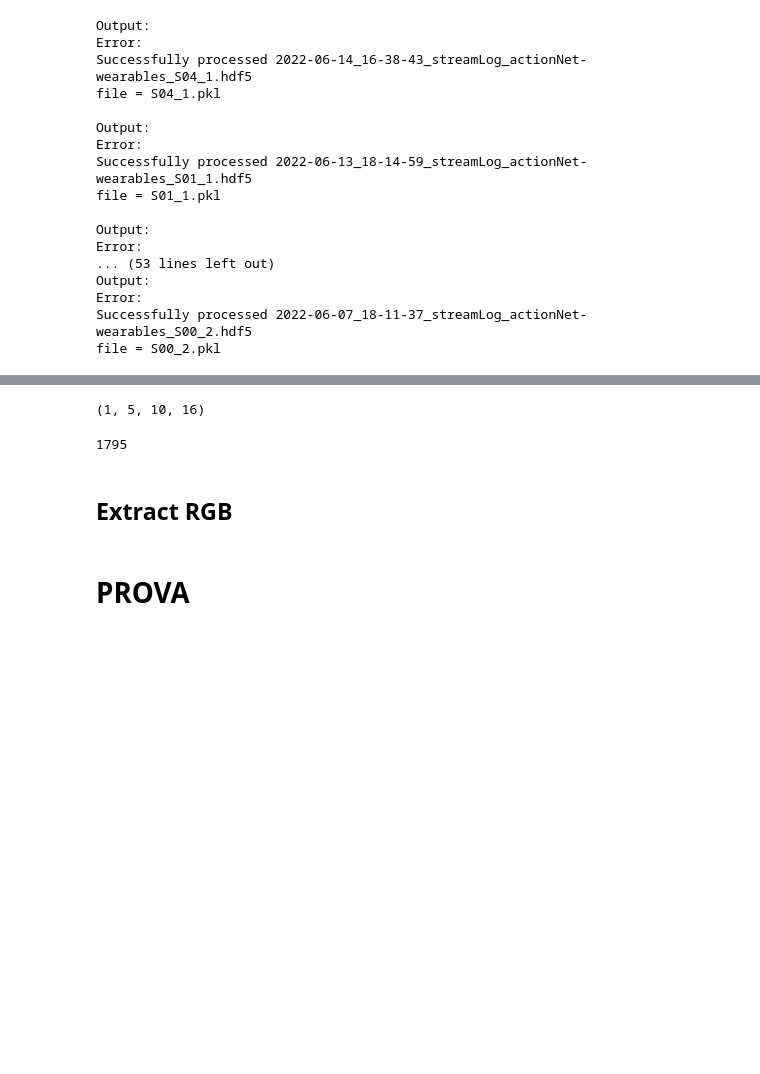
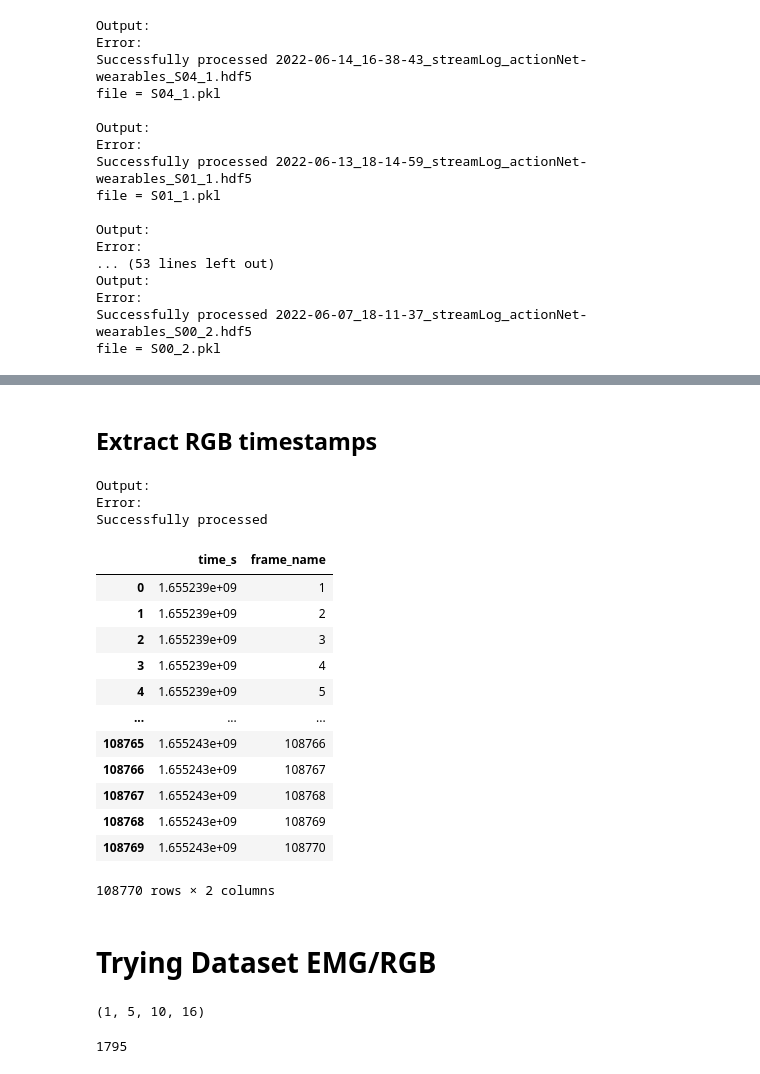
Before and after one commit to Andrew64-bit/Egocentric-Vision, a Jupyter notebook: _my_colab_runner.ipynb, the cells around one changed output, grey strips where cells are left out. Saved outputs shown, nothing was run; the diff lists cells and outputs as text; code cells hidden in the pictures; blank space fills up the shorter version.

Commit message:
Added dataset emg/rgb

```diff
--- a/_my_colab_runner.ipynb
+++ b/_my_colab_runner.ipynb
@@ -574,3 +407,50 @@ df.emg_data[0][0][0]
+# %% [markdown]
+## Extract RGB timestamps
+# %%
+source_filepath = "D:/ActionNetDataset/2022-06-14_16-38-43_streamLog_actionNet-wearables_S04_1.hdf5"
+dest_filepath = "D:/ActionNetDataset/saved_RGB/frames/timestamps.pkl"
+
+
+
+command = [
+    'python', 'extract_frame_timestamps.py',
+    f'source_filepath={source_filepath}',
+    f'dest_filepath={dest_filepath}'
+]
+
+result = subprocess.run(command, capture_output=True, text=True)
+
+# Print the output and error
+print('Output:', result.stdout)
+print('Error:', result.stderr)
+
+# Check the return code
+if result.returncode != 0:
+    print(f'Command failed with return code {result.returncode}')
+else:
+    print(f'Successfully processed')
+# %% [output]
+Output:
+Error:
+Successfully processed
+# %%
+pd.read_pickle("D:/ActionNetDataset/saved_RGB/frames/timestamps.pkl")
+# %% [output]
+|  | time_s | frame_name |
+| 0 | 1.655239e+09 | 1 |
+| 1 | 1.655239e+09 | 2 |
+| 2 | 1.655239e+09 | 3 |
+| 3 | 1.655239e+09 | 4 |
+| 4 | 1.655239e+09 | 5 |
+| ... | ... | ... |
+| 108765 | 1.655243e+09 | 108766 |
+| 108766 | 1.655243e+09 | 108767 |
+| 108767 | 1.655243e+09 | 108768 |
+| 108768 | 1.655243e+09 | 108769 |
+| 108769 | 1.655243e+09 | 108770 |
+108770 rows × 2 columns
+# %% [markdown]
+# Trying Dataset EMG/RGB
 # %%
 from utils.loaders import ActionNetEmgDataset
 
@@ -583,5 +463,3 @@ len(dataset)
 # %% [output]
 (1, 5, 10, 16)
 1795
-# %% [markdown]
-## Extract RGB
@@ -618,2 +465,0 @@ check_images('D:/ActionNetDataset/saved_RGB/camera1')
-# %% [markdown]
-# PROVA
```
Also changed, not shown: parts of 6 cells of this notebook, 5 other files.
